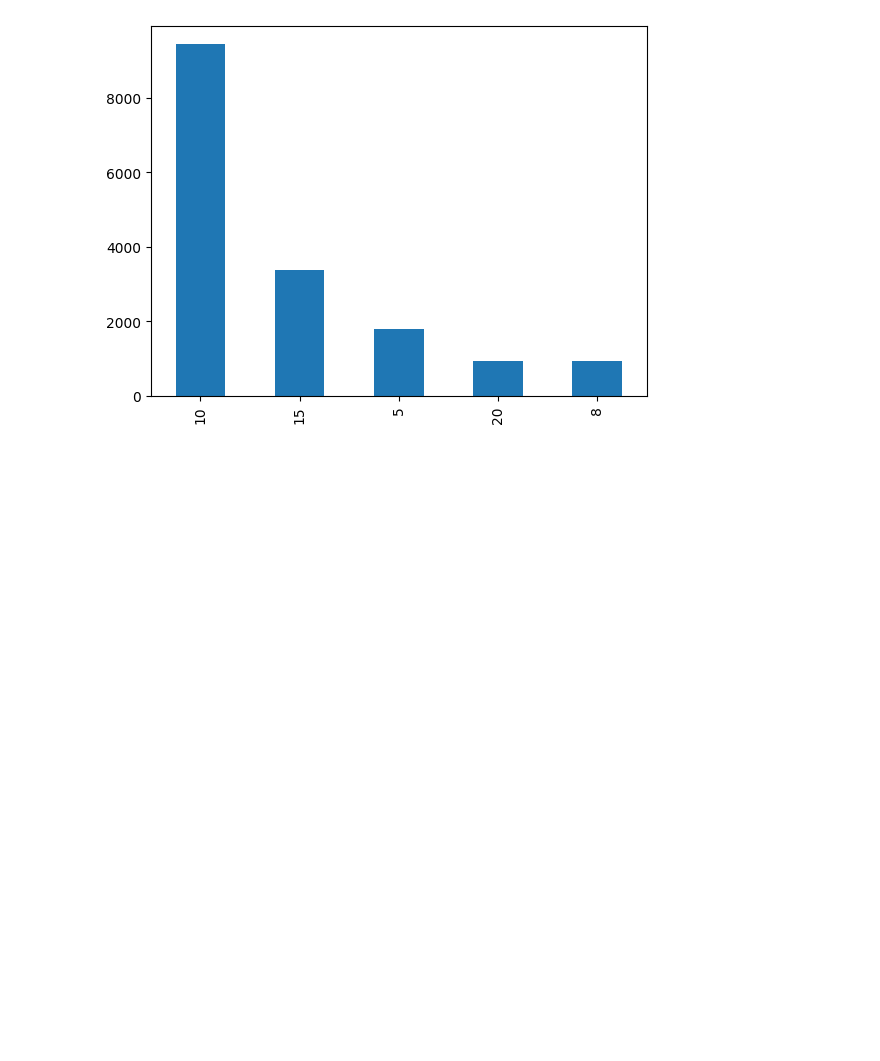
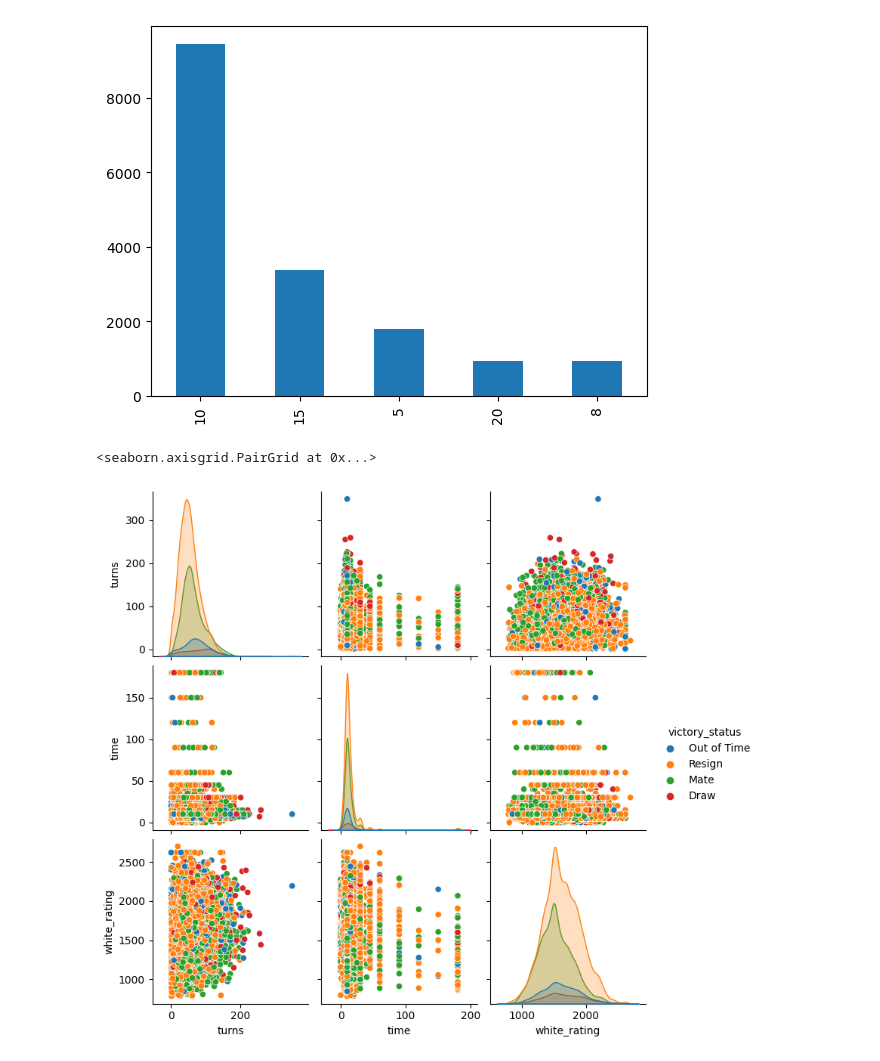
Before and after one commit to MaxWell-73/Data-Analysis, a Jupyter notebook: First_EDA/Alejandro/chessEDA.ipynb, the cells around one changed output. Cells and saved outputs as stored; diff of their text form; code cells hidden in the pictures; blank space fills up the shorter version.

```diff
--- a/First_EDA/Alejandro/chessEDA.ipynb
+++ b/First_EDA/Alejandro/chessEDA.ipynb
@@ -126,3 +126,10 @@ chess['time'].value_counts()[:5].plot(kind = 'bar')
 # %% [output]
 <Axes: >
 [figure]
+# %%
+sns.pairplot(data = chess,
+             vars= ['turns', 'time', 'white_rating'],
+             hue = 'victory_status')
+# %% [output]
+<seaborn.axisgrid.PairGrid at 0x...>
+[figure, added]
```
Also changed, not shown: parts of 2 cells of this notebook.
